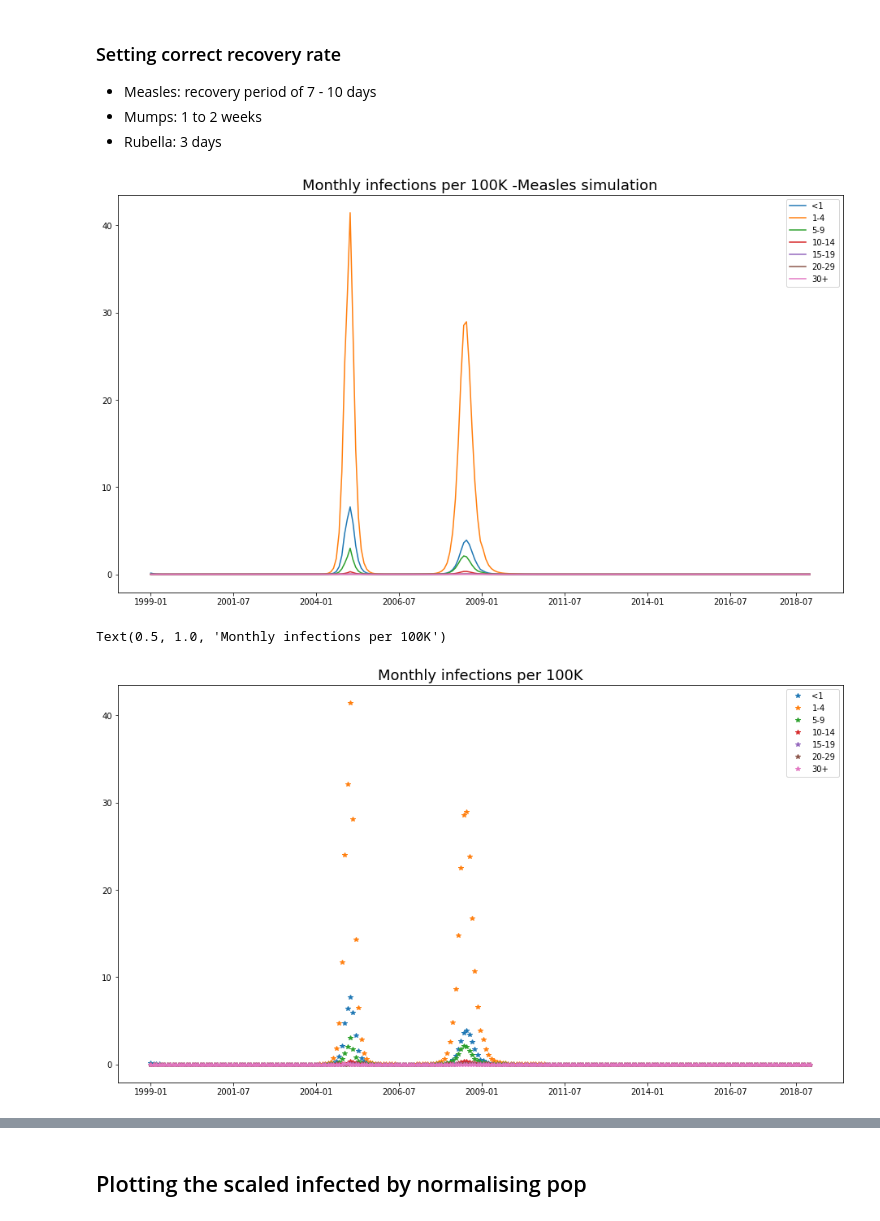
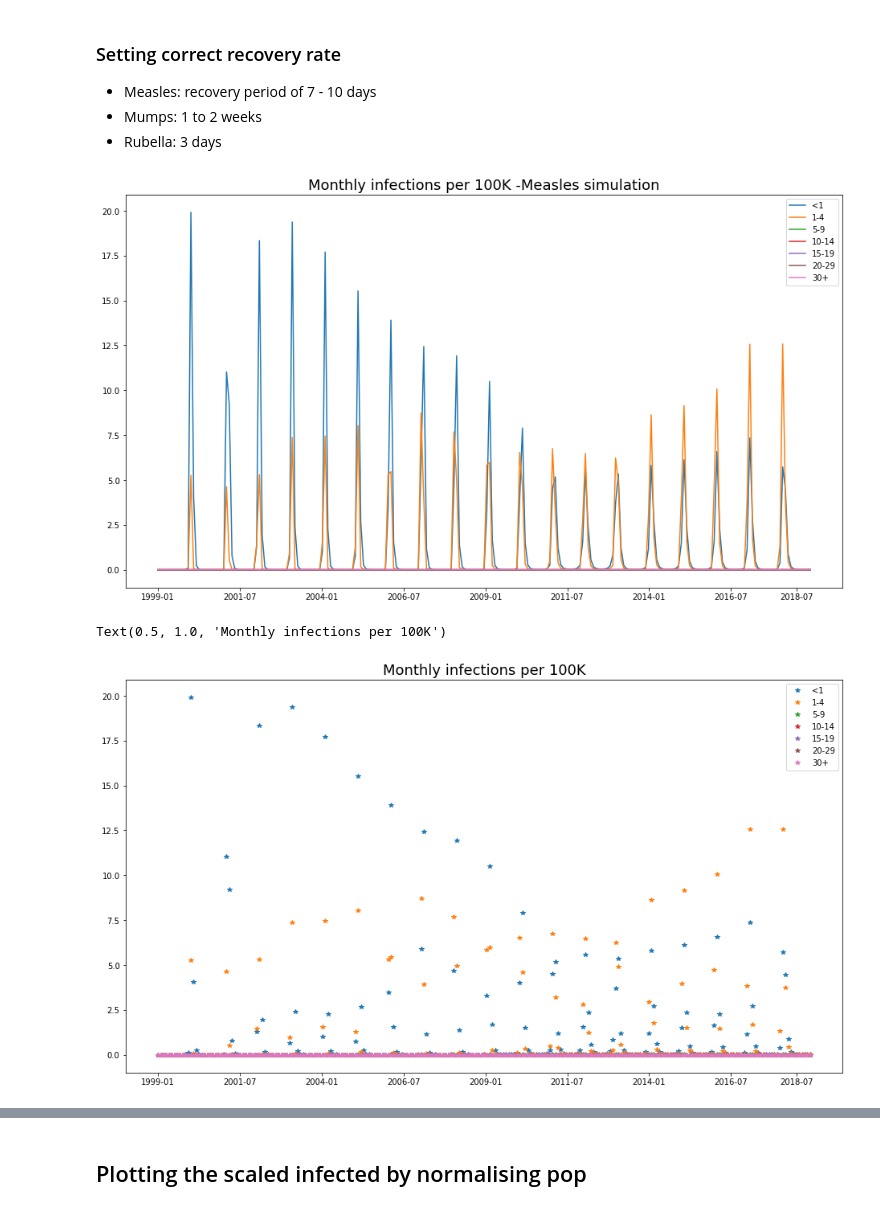
Before and after one commit to dhelekal/EpiRSG2020, a Jupyter notebook: model/Monthly_cases_simulation-Measles.ipynb, the cells around one changed output, grey strips where cells are left out. Cells and saved outputs as stored; diff of their text form; code cells hidden in the pictures.

```diff
--- a/model/Monthly_cases_simulation-Measles.ipynb
+++ b/model/Monthly_cases_simulation-Measles.ipynb
@@ -192,8 +192,8 @@ def estimate_SIR_IC(mdl, age_struct, pop_scale, V_ic, eps_I = 1e-6, k=7):
     return(estimated_IC)
 # %%
 #Prepare Model Parameters
-pop_scale = 100 #Set scale to cases per 1000
-pop_scale2 = 10000
+pop_scale = 1000 #Set scale to cases per 1000
+pop_scale2 = 1000
 age_struct_start = np.asarray(Pops[str(start_yr)][0:7]/np.sum(Pops[str(start_yr)][0:7]))
 
 para = m.ModelParams(
@@ -203,7 +203,7 @@ para = m.ModelParams(
     d=lambda t: Deaths_years.to_numpy()[:, int(np.floor(t))],  #death rate per capita
     gamma=(1/7*365.0)*np.ones([7]),
     C=C_poly*365,
-    N= lambda t: Pops_tot[int(np.floor(t))]
+    N= pop_scale
 )
 
 para_noVacc = m.ModelParams(
@@ -213,7 +213,7 @@ para_noVacc = m.ModelParams(
     d=lambda t: Deaths_years.to_numpy()[:, int(np.floor(t))],  #death rate per capita
     gamma=(1/7*365.0)*np.ones([7]),
     C=C_poly*365,
-    N= lambda t: Pops_tot[int(np.floor(t))]
+    N= pop_scale2
 )
 # %% [markdown]
 ### Setting correct recovery rate
@@ -233,9 +233,9 @@ elif d == "Rubella":
     para_noVacc.gamma = (1/3 *365.0)*np.ones([7])
 # %%
 if d == "Measles":
-    beta = np.eye(7)*[0.00779684, 0.14391105, 0.21224502, 0.24212989, 0.2063052, 0.23331238, 0.27199975]
+    beta = np.eye(7)*pop_scale*[0.00779684, 0.14391105, 0.21224502, 0.24212989, 0.2063052, 0.23331238, 0.27199975]
 elif d == "Rubella":
-    beta = 0.15* np.eye(7)*[0.05608618, 0.45458462, 0.10870022, 0.02075041, 0.00342591, 0.14565845, 0.28514931]
+    beta = 0.15* np.eye(7)*pop_scale*[0.05608618, 0.45458462, 0.10870022, 0.02075041, 0.00342591, 0.14565845, 0.28514931]
 
 
 #array([0.0077182 , 0.14214992, 0.21380122, 0.24281186, 0.20576573, 0.23221351, 0.27200709])
@@ -256,34 +256,34 @@ out, t, out_YN = mdl.run(ic ,t_max = years_run-0.00001, method="RK45", eval_per_
                          atol=1e-6, rtol = 1e-4)
 """""
 Inf_OUT = out[7:(7*2),:]
 plt.figure(figsize=(16,9))
 for ii in range(7):
     plt.plot(t[0:len(t)], np.transpose(out[7+ii,0:len(t)]), label = age_class[ii])
 plt.legend()
 plt.title("Infected curve for all age groups (unnormalized)", fontsize = 18)
 """
 
 plt.figure(figsize=(16,9))
 for ii in range(7):
     plt.plot(np.linspace(0,years_run, years_run*12)[0:-1],
              (1e5/pop_scale)*np.transpose(get_monthly_rates(out_YN, eval_year, years_run)[ii,:]), label = age_class[ii])
 
 if d == "Measles":
     locs, labels = plt.xticks()
     locs = np.hstack([locs[1:-2], 19.5])
     plt.xticks(locs, time_date[locs*12])
 elif d == "Rubella":
     locs, labels = plt.xticks()
     locs = np.hstack([locs[1:-2]])
     plt.xticks(locs, time_date[locs*12])
 else:
     plt.xticks(np.arange(0,years_run-1), time_date)
 
 plt.legend()
 plt.title("Monthly infections per 100K -" +d+" simulation", fontsize = 18)
 plt.savefig(d+"_optim.png")
 # %% [output]
-[figure, old version]
+[figure, new version]
 # %%
 plt.figure(figsize=(16,9))
 for ii in range(7):
@@ -306,7 +306,7 @@ plt.legend()
 plt.title("Monthly infections per 100K", fontsize = 18)
 # %% [output]
 Text(0.5, 1.0, 'Monthly infections per 100K')
-[figure, old version]
+[figure, new version]
 # %%
 #for d in ['Measles']:
     #option for dotted in Mumps
```
Also changed, not shown: parts of 8 cells of this notebook, 9 other files.
